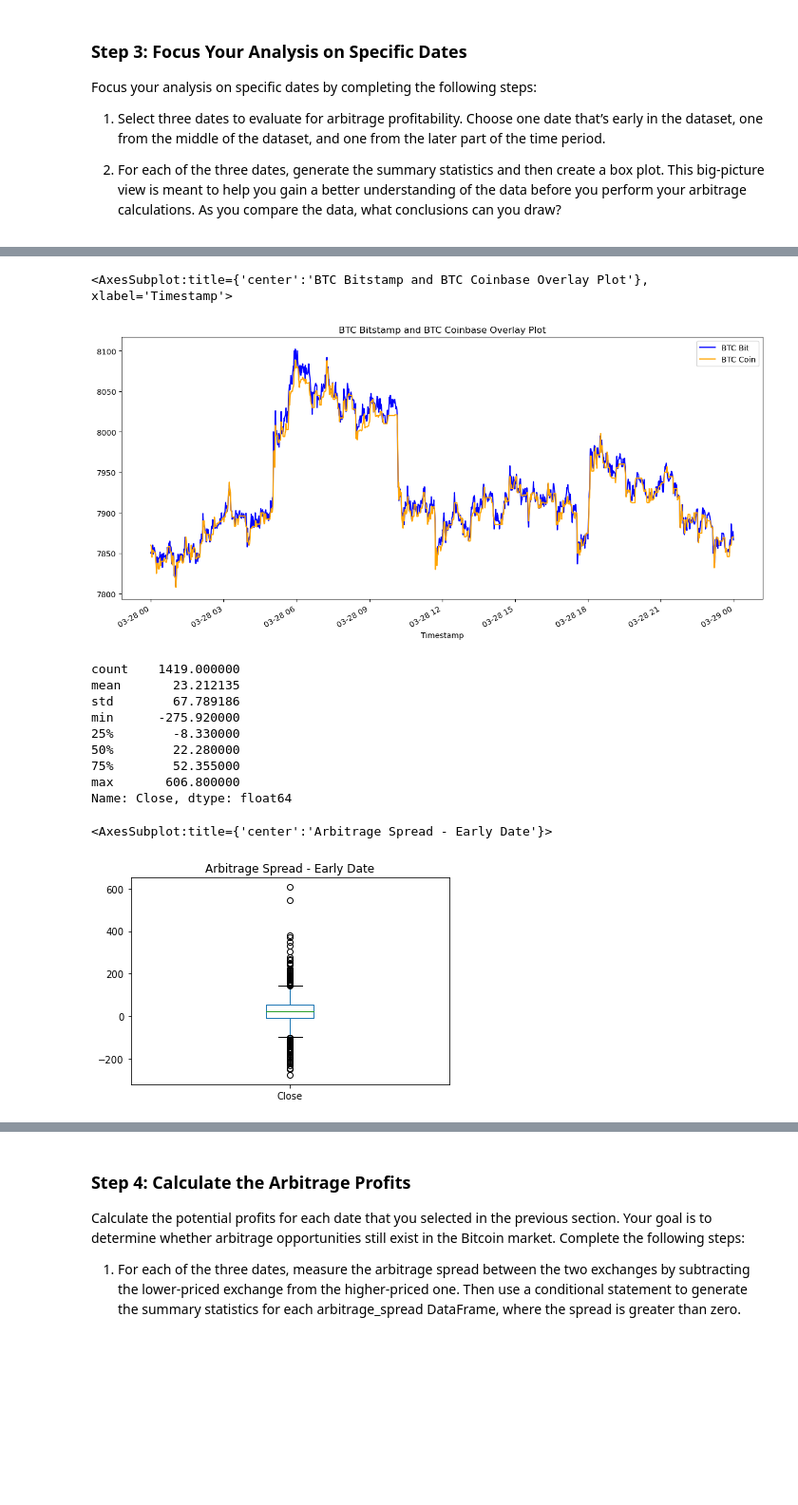
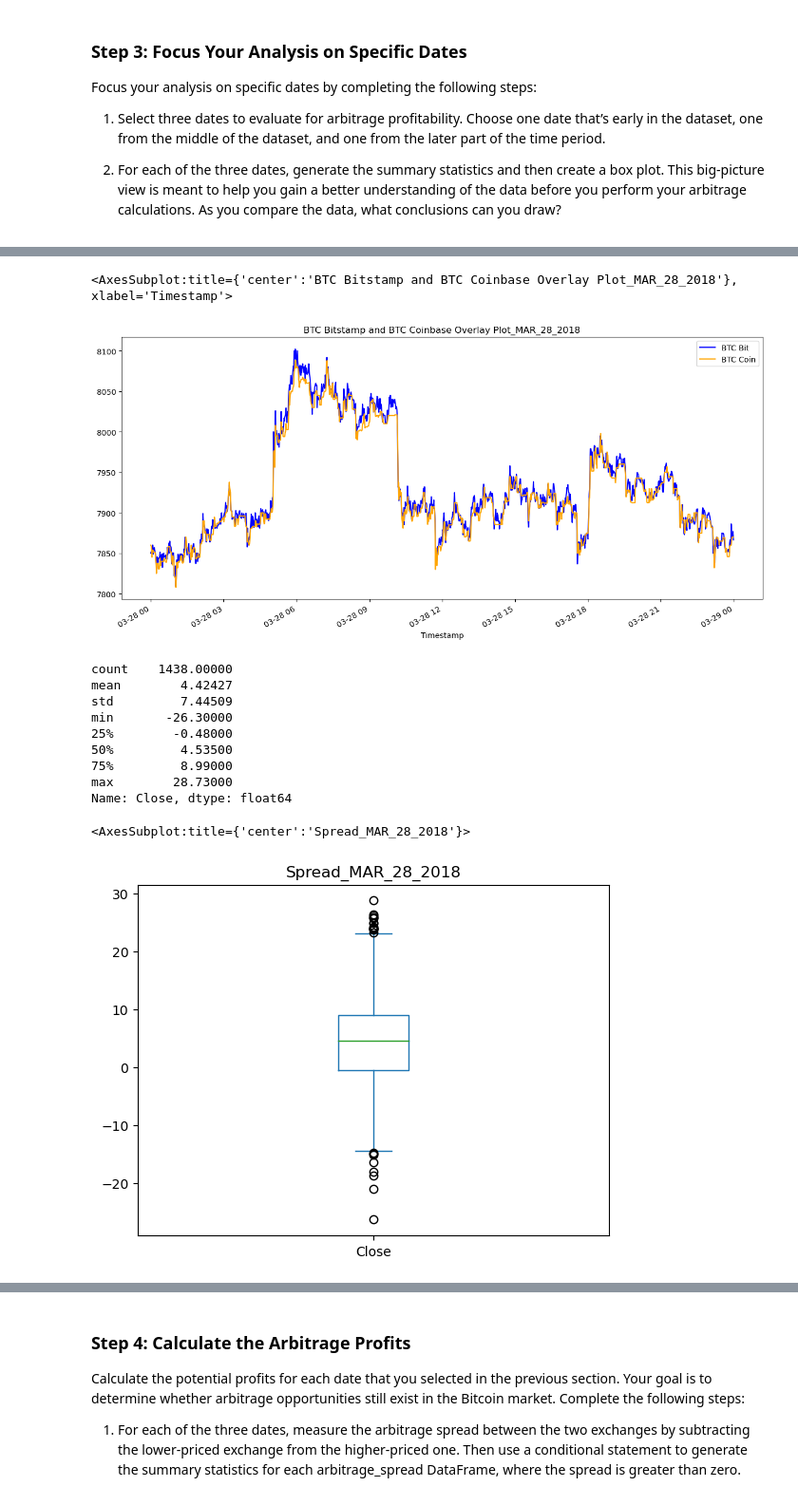
Before and after one commit to nielsdehaan1977/Fintech_Module3, a Jupyter notebook: crypto_arbitrage.ipynb, the cells around one changed output, grey strips where cells are left out. Shown: that part at 95% size. Cells and saved outputs as stored; diff of their text form; code cells hidden in the pictures; blank space fills up the shorter version.

Commit message:
updated spread calculations between bitstamp and coinbase

```diff
--- a/crypto_arbitrage.ipynb
+++ b/crypto_arbitrage.ipynb
@@ -413,29 +389,31 @@ Name: Close, dtype: float64
 # %%
-bitstamp['Close'].loc["2018-03-28"].plot(legend=True, figsize=(15, 7), title="BTC Bitstamp and BTC Coinbase Overlay Plot", color="blue", label="BTC Bit")
+# Create an overlay plot that visualizes the two dataframes over a period of one day from late in the dataset.
+# Be sure that the plots include the parameters `legend`, `figsize`, `title`, `color` and `label`
+bitstamp['Close'].loc["2018-03-28"].plot(legend=True, figsize=(15, 7), title="BTC Bitstamp and BTC Coinbase Overlay Plot_MAR_28_2018", color="blue", label="BTC Bit")
 coinbase['Close'].loc["2018-03-28"].plot(legend=True, figsize=(15, 7), color="orange", label="BTC Coin")
 # %% [output]
-<AxesSubplot:title={'center':'BTC Bitstamp and BTC Coinbase Overlay Plot'}, xlabel='Timestamp'>
+<AxesSubplot:title={'center':'BTC Bitstamp and BTC Coinbase Overlay Plot_MAR_28_2018'}, xlabel='Timestamp'>
-[figure, old version]
+[figure, new version]
 # %%
-# Using the early date that you have selected, calculate the arbitrage spread
+# Using the date from the late that you have selected, calculate the arbitrage spread
 # by subtracting the bitstamp lower closing prices from the coinbase higher closing prices
-arbitrage_spread_early = # YOUR CODE HERE
+arbitrage_spread_late = bitstamp["Close"].loc["2018-03-28"] - coinbase["Close"].loc["2018-03-28"]
 
-# Generate summary statistics for the early DataFrame
-# YOUR CODE HERE
+# Generate summary statistics for the late DataFrame
+arbitrage_spread_late.describe()
 # %% [output]
-count    1419.000000
-mean       23.212135
-std        67.789186
-min      -275.920000
-25%        -8.330000
-50%        22.280000
-75%        52.355000
-max       606.800000
+count    1438.00000
+mean        4.42427
+std         7.44509
+min       -26.30000
+25%        -0.48000
+50%         4.53500
+75%         8.99000
+max        28.73000
 Name: Close, dtype: float64
 # %%
-# Visualize the arbitrage spread from early in the dataset in a box plot
-# YOUR CODE HERE
+# Visualize the arbitrage spread from late in the dataset in a box plot
+arbitrage_spread_late.plot(kind='box', title="Spread_MAR_28_2018")
 # %% [output]
-<AxesSubplot:title={'center':'Arbitrage Spread - Early Date'}>
+<AxesSubplot:title={'center':'Spread_MAR_28_2018'}>
-[figure, old version]
+[figure, new version]
```
Also changed, not shown: parts of 21 cells of this notebook.
